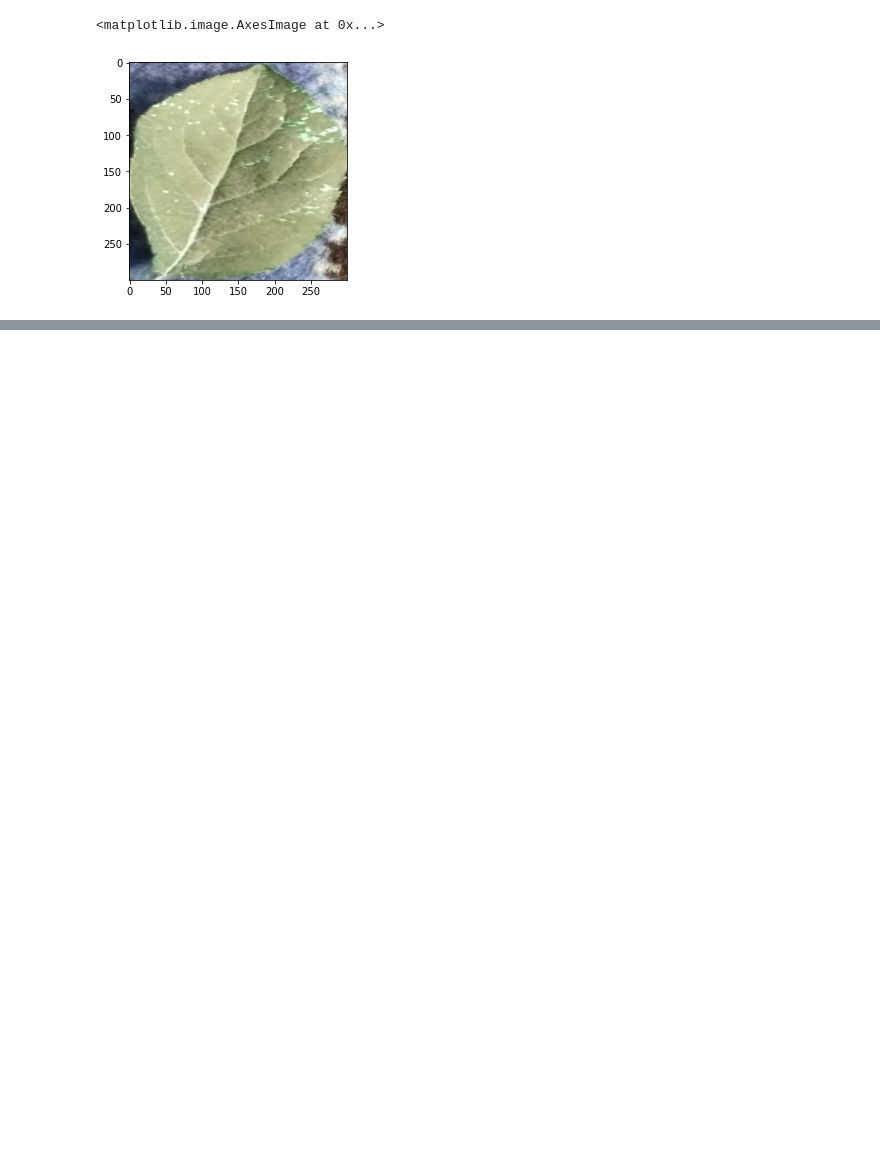
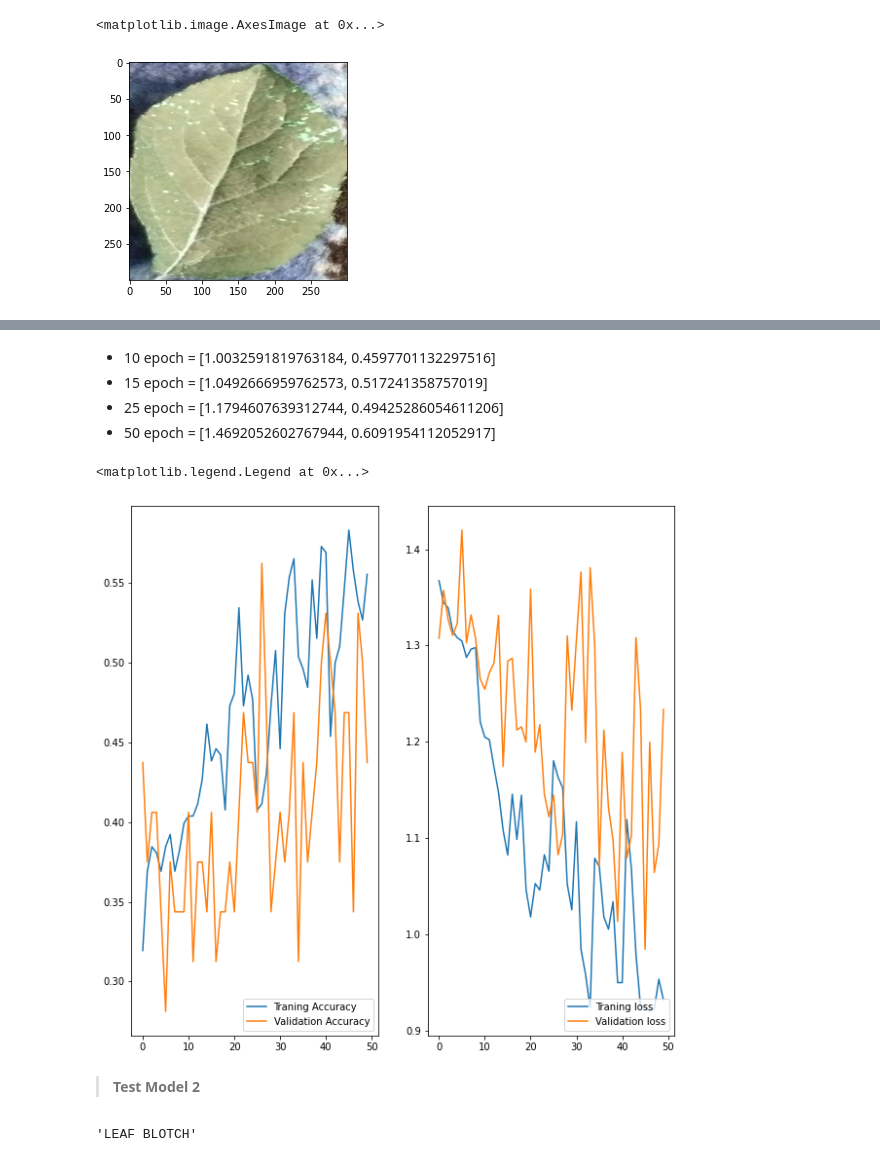
Before and after one commit to sahilr005/ml, a Jupyter notebook: apple-leaves-disease.ipynb, the cells around one changed output, grey strips where cells are left out. Saved outputs shown, nothing was run; the diff lists cells and outputs as text; code cells hidden in the pictures; blank space fills up the shorter version.

```diff
--- a/apple-leaves-disease.ipynb
+++ b/apple-leaves-disease.ipynb
@@ -188,0 +288,16 @@ model.evaluate(x_test,y_test)
+# %%
+model.compile(
+    optimizer="adam",
+    loss= tf.keras.losses.SparseCategoricalCrossentropy(from_logits=True),
+    metrics=["accuracy"],
+)
+epochs = 50
+history = model.fit(train_img_gen,
+                    steps_per_epoch=9,
+                    batch_size=32,
+                    validation_data=val_img_gen,
+                    validation_steps=1,
+                    epochs=epochs)
+
+score = model.evaluate(test_img_gen)
+score
@@ -188,0 +323,40 @@ model.evaluate(x_test,y_test)
+# %% [markdown]
+- 10 epoch  = [1.0032591819763184, 0.4597701132297516]
+- 15 epoch  = [1.0492666959762573, 0.517241358757019]
+- 25 epoch  = [1.1794607639312744, 0.49425286054611206]
+- 50 epoch  = [1.4692052602767944, 0.6091954112052917]
+# %%
+acc = history.history["accuracy"]
+val_acc = history.history["val_accuracy"]
+
+loss = history.history["loss"]
+val_loss = history.history["val_loss"]
+
+plt.figure(figsize=(10,10))
+plt.subplot(1,2,1)
+plt.plot(range(epochs),acc,label="Traning Accuracy")
+plt.plot(range(epochs),val_acc,label="Validation Accuracy")
+plt.legend(loc="lower right")
+
+
+plt.subplot(1,2,2)
+plt.plot(range(epochs),loss,label="Traning loss")
+plt.plot(range(epochs),val_loss,label="Validation loss")
+plt.legend(loc="lower right")
+# %% [output]
+<matplotlib.legend.Legend at 0x...>
+[figure, added]
+# %% [markdown]
+> **Test Model 2**
+# %%
+url="https://cpb-us-e1.wpmucdn.com/blogs.cornell.edu/dist/7/7077/files/2018/09/20180924_134356-t8n88f-576x1024.jpg"
+from skimage import io
+
+im = io.imread(url)
+
+try_image = io.imread(url) #cv2.imread(im)
+try_image = cv2.resize(try_image,(300,300))
+sz = np.array([try_image])
+label[np.argmax(model.predict(sz))]
+# %% [output]
+'LEAF BLOTCH'
```
Also changed, not shown: parts of 25 cells of this notebook.
